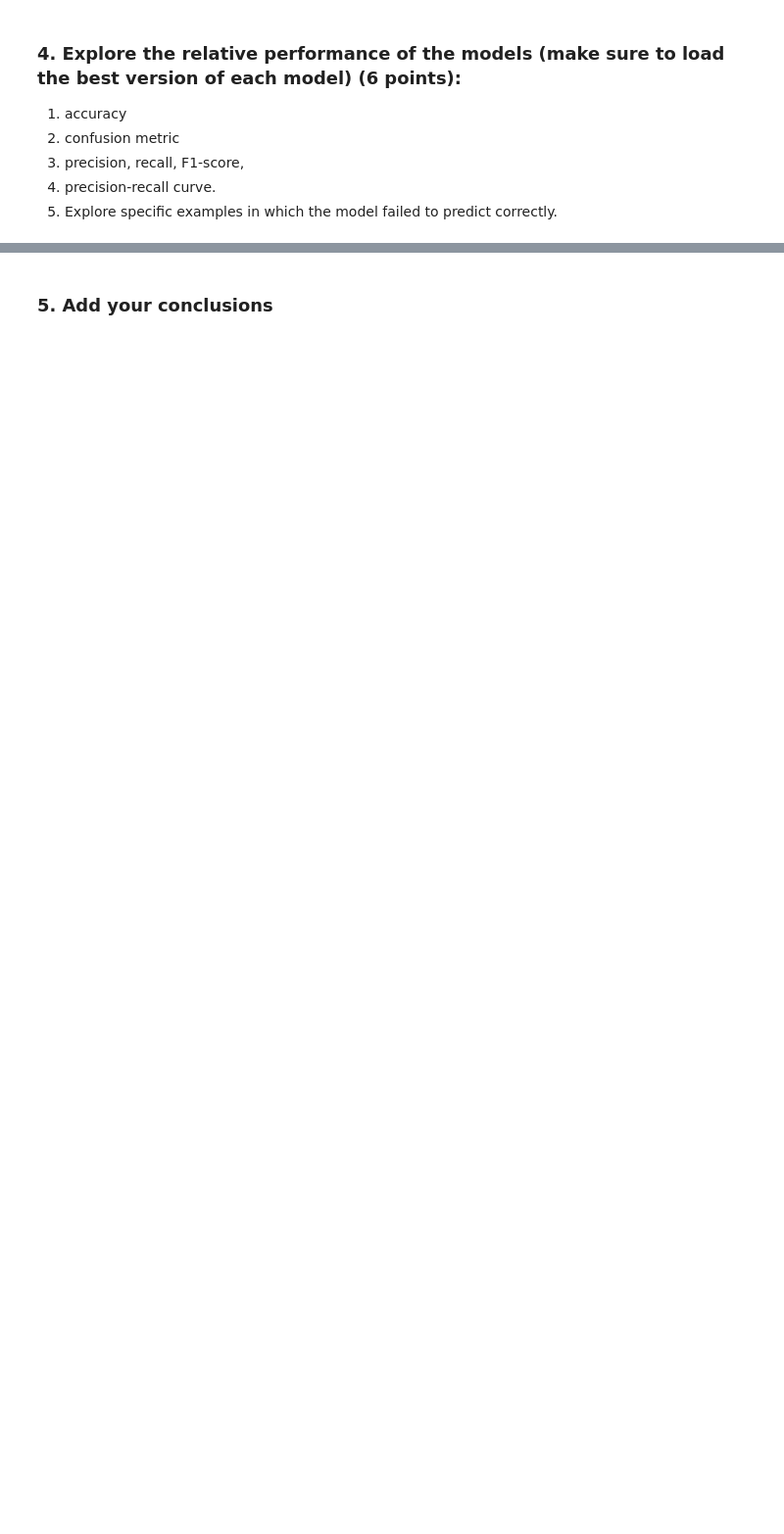
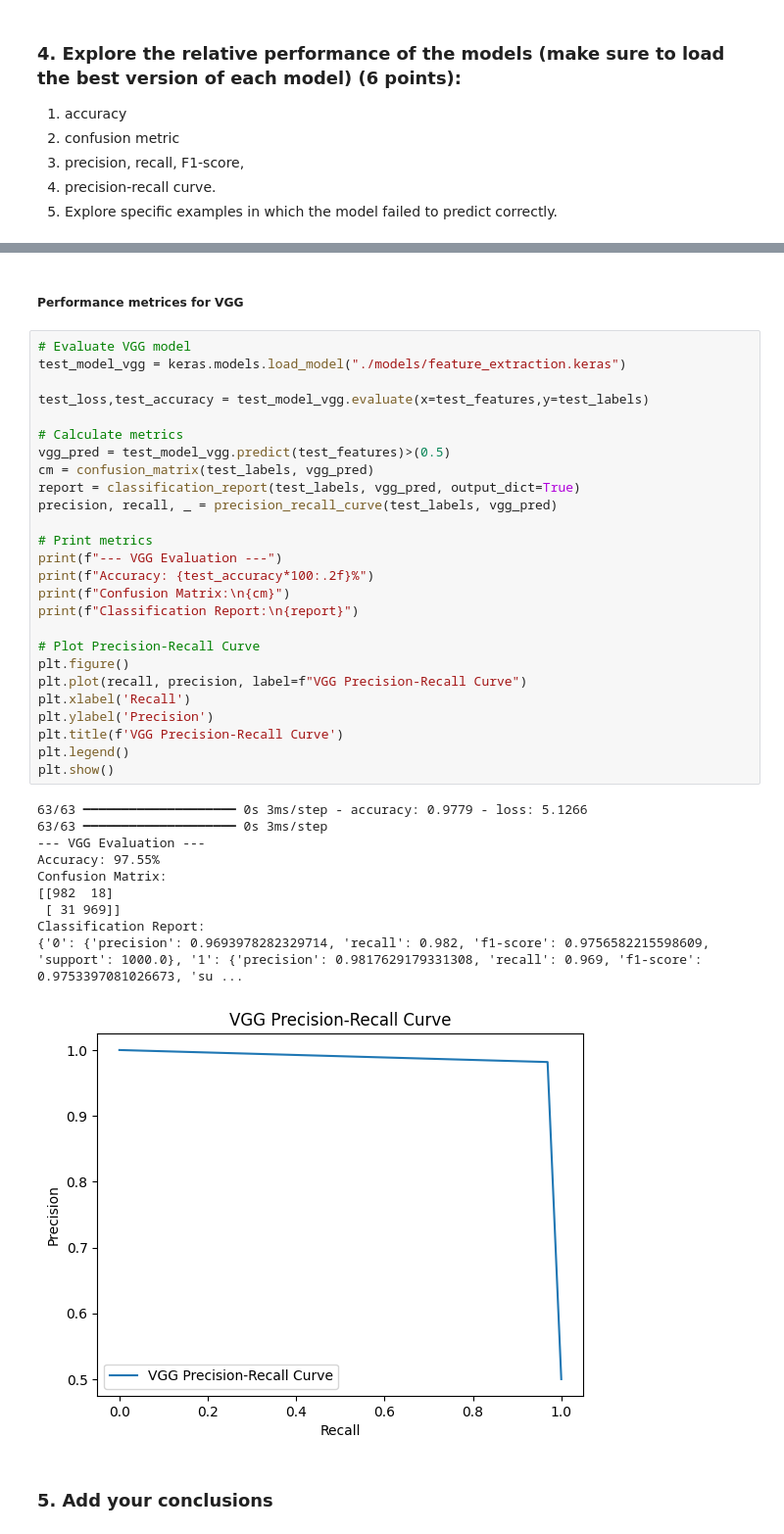
Before and after one commit to khushbunlad/CSCN8010-labs, a Jupyter notebook: PracticalLab3.ipynb, the cells around one changed output, grey strips where cells are left out. Shown: that part at 98% size. Drawn from its saved outputs; the diff is of its cells as text; blank space fills up the shorter version.

```diff
--- a/PracticalLab3.ipynb
+++ b/PracticalLab3.ipynb
@@ -433,2 +519,41 @@ plt.show()
+# %% [markdown]
+##### Performance metrices for VGG
+# %%
+# Evaluate VGG model
+test_model_vgg = keras.models.load_model("./models/feature_extraction.keras")
+
+test_loss,test_accuracy = test_model_vgg.evaluate(x=test_features,y=test_labels)
+
+# Calculate metrics
+vgg_pred = test_model_vgg.predict(test_features)>(0.5)
+cm = confusion_matrix(test_labels, vgg_pred)
+report = classification_report(test_labels, vgg_pred, output_dict=True)
+precision, recall, _ = precision_recall_curve(test_labels, vgg_pred)
+
+# Print metrics
+print(f"--- VGG Evaluation ---")
+print(f"Accuracy: {test_accuracy*100:.2f}%")
+print(f"Confusion Matrix:\n{cm}")
+print(f"Classification Report:\n{report}")
+
+# Plot Precision-Recall Curve
+plt.figure()
+plt.plot(recall, precision, label=f"VGG Precision-Recall Curve")
+plt.xlabel('Recall')
+plt.ylabel('Precision')
+plt.title(f'VGG Precision-Recall Curve')
+plt.legend()
+plt.show()
+# %% [output]
+63/63 ━━━━━━━━━━━━━━━━━━━━ 0s 3ms/step - accuracy: 0.9779 - loss: 5.1266
+63/63 ━━━━━━━━━━━━━━━━━━━━ 0s 3ms/step
+--- VGG Evaluation ---
+Accuracy: 97.55%
+Confusion Matrix:
+[[982  18]
+ [ 31 969]]
+Classification Report:
+{'0': {'precision': 0.9693978282329714, 'recall': 0.982, 'f1-score': 0.9756582215598609, 'support': 1000.0}, '1': {'precision': 0.9817629179331308, 'recall': 0.969, 'f1-score': 0.9753397081026673, 'su ...
+[figure, added]
 # %% [markdown]
 ### 5. Add your conclusions
```
Also changed, not shown: parts of 15 cells of this notebook, 2 other files.
